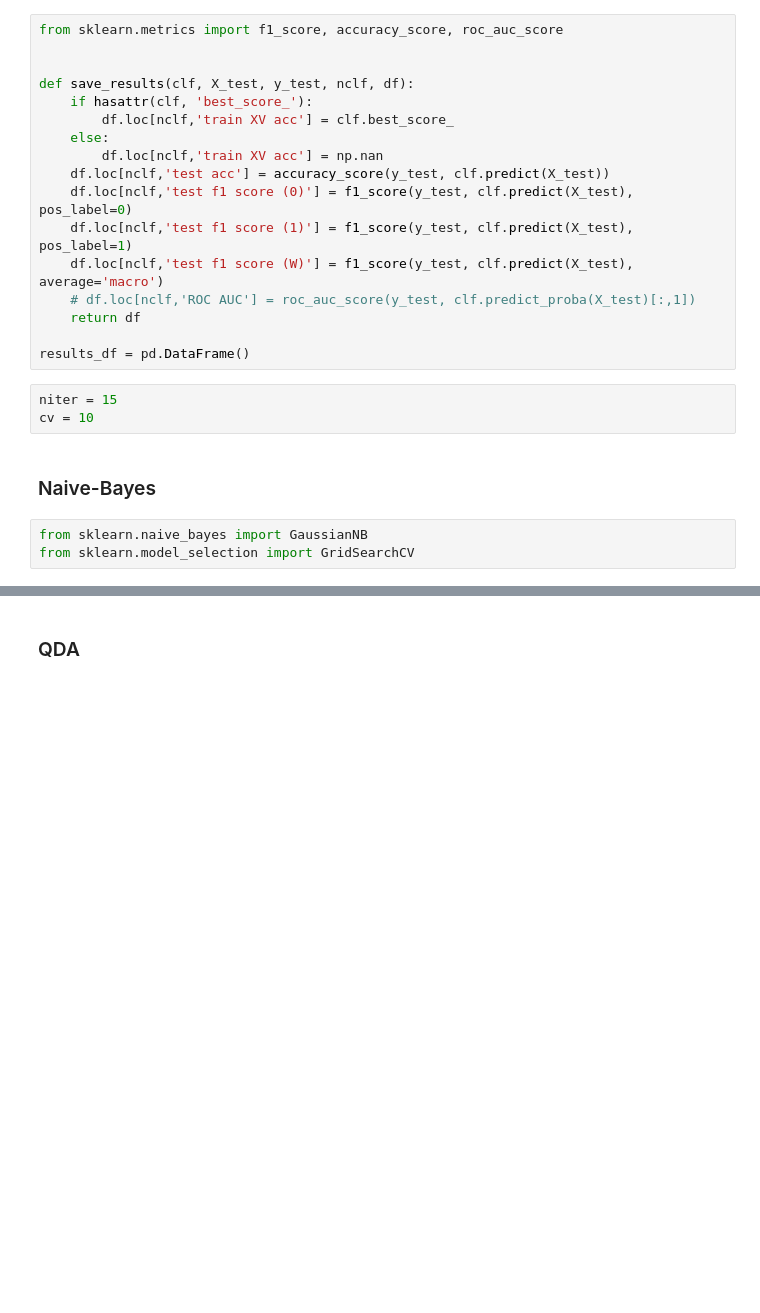
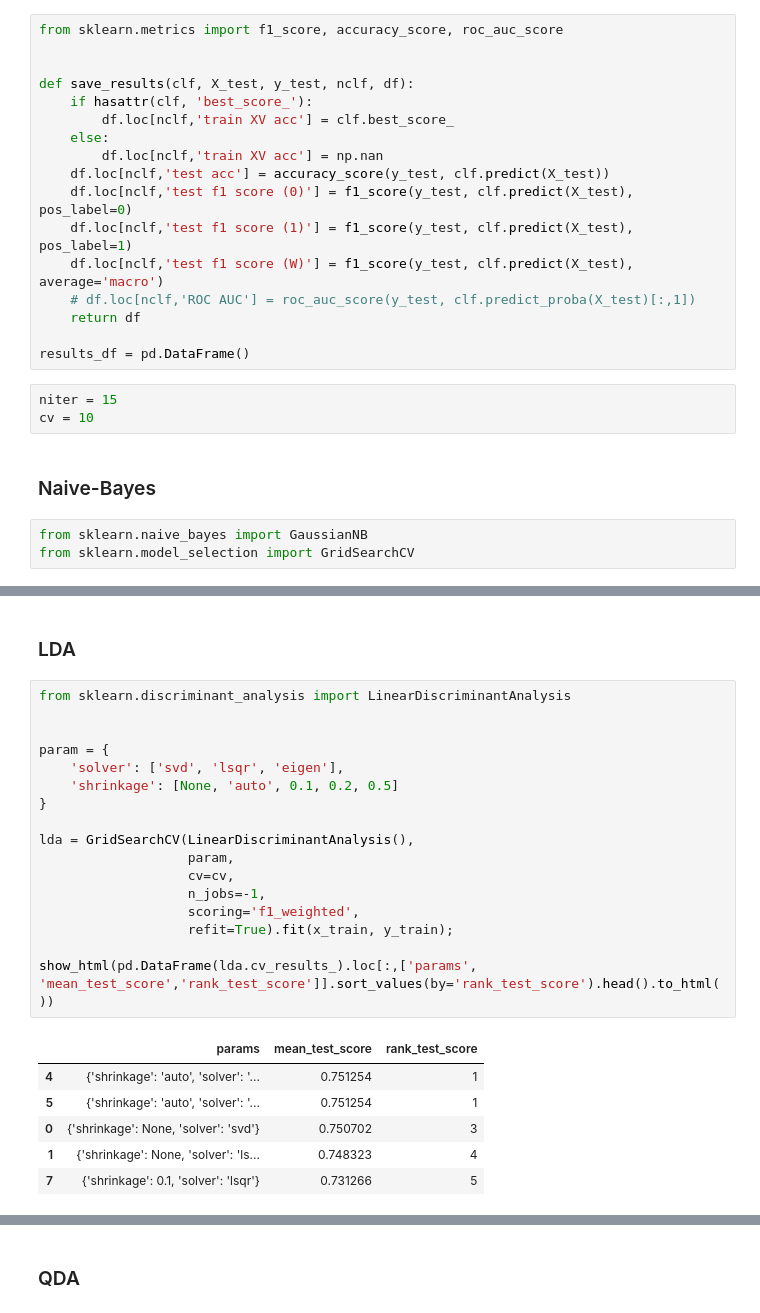
Before and after one commit to ericryhr/APA-PRACTICA, a Jupyter notebook: models/classification.ipynb, the cells around one changed output, grey strips where cells are left out. Drawn from its saved outputs; the diff is of its cells as text; blank space fills up the shorter version.

```diff
--- a/models/classification.ipynb
+++ b/models/classification.ipynb
@@ -123,0 +130,26 @@ ConfusionMatrixDisplay.from_estimator(gnb_model, x_test,y_test, display_labels=[
+# %% [markdown]
+### LDA
+# %%
+from sklearn.discriminant_analysis import LinearDiscriminantAnalysis
+
+
+param = {
+    'solver': ['svd', 'lsqr', 'eigen'],
+    'shrinkage': [None, 'auto', 0.1, 0.2, 0.5]
+}
+
+lda = GridSearchCV(LinearDiscriminantAnalysis(),
+                   param,
+                   cv=cv,
+                   n_jobs=-1,
+                   scoring='f1_weighted',
+                   refit=True).fit(x_train, y_train);
+
+show_html(pd.DataFrame(lda.cv_results_).loc[:,['params', 'mean_test_score','rank_test_score']].sort_values(by='rank_test_score').head().to_html())
+# %% [output]
+|  | params | mean_test_score | rank_test_score |
+| 4 | {'shrinkage': 'auto', 'solver': '... | 0.751254 | 1 |
+| 5 | {'shrinkage': 'auto', 'solver': '... | 0.751254 | 1 |
+| 0 | {'shrinkage': None, 'solver': 'svd'} | 0.750702 | 3 |
+| 1 | {'shrinkage': None, 'solver': 'ls... | 0.748323 | 4 |
+| 7 | {'shrinkage': 0.1, 'solver': 'lsqr'} | 0.731266 | 5 |
```
Also changed, not shown: parts of 17 cells of this notebook, 2 other files.
